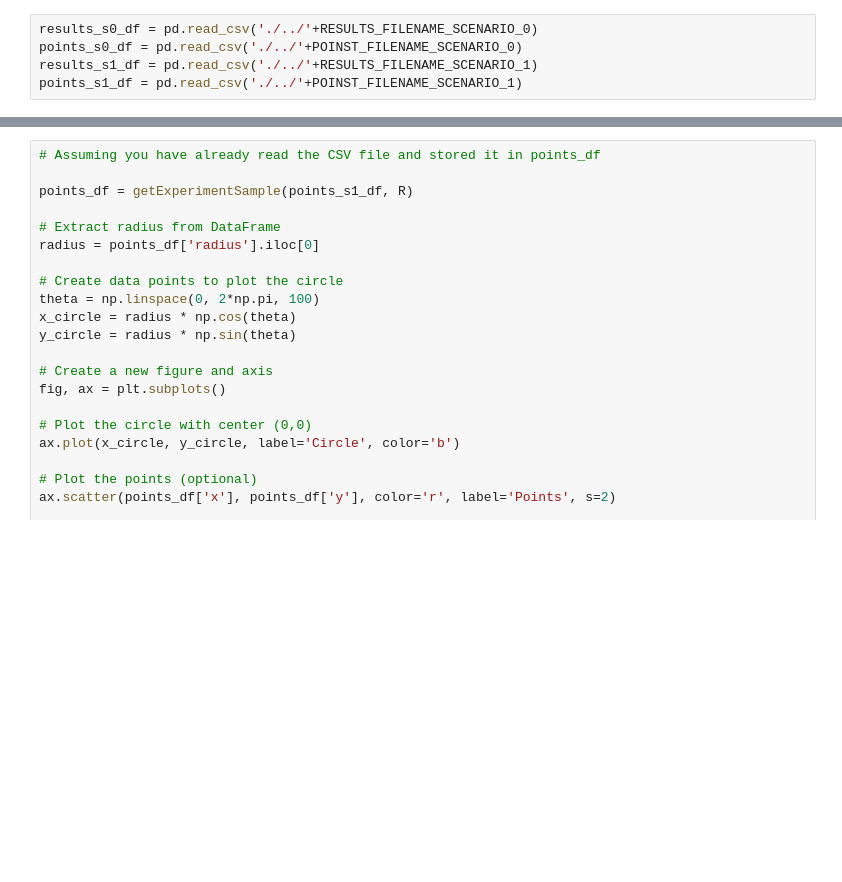
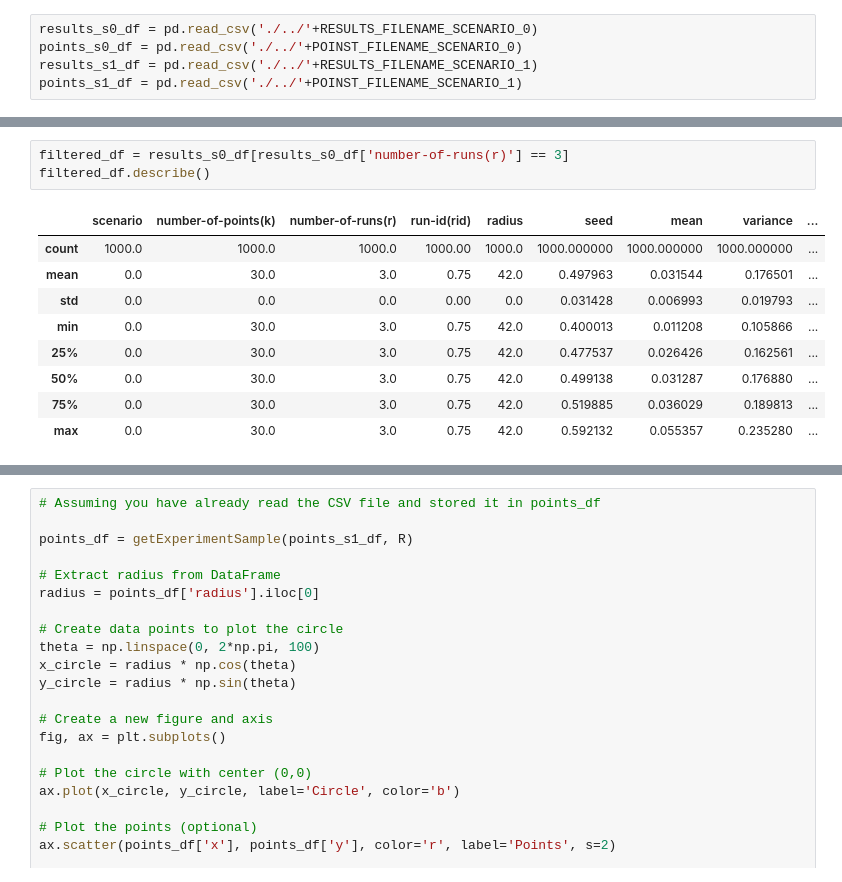
Before and after one commit to namelew/MonteCarloPointDistribution, a Jupyter notebook: notebooks/CirclesPlot.ipynb, the cells around one changed output, grey strips where cells are left out. Saved outputs shown, nothing was run; the diff lists cells and outputs as text; blank space fills up the shorter version.

```diff
--- a/notebooks/CirclesPlot.ipynb
+++ b/notebooks/CirclesPlot.ipynb
@@ -63,0 +103,13 @@ points_s0_df.describe()
+# %%
+filtered_df = results_s0_df[results_s0_df['number-of-runs(r)'] == 3]
+filtered_df.describe()
+# %% [output]
+|  | scenario | number-of-points(k) | number-of-runs(r) | run-id(rid) | radius | seed | mean | variance | ... |
+| count | 1000.0 | 1000.0 | 1000.0 | 1000.00 | 1000.0 | 1000.000000 | 1000.000000 | 1000.000000 | ... |
+| mean | 0.0 | 30.0 | 3.0 | 0.75 | 42.0 | 0.497963 | 0.031544 | 0.176501 | ... |
+| std | 0.0 | 0.0 | 0.0 | 0.00 | 0.0 | 0.031428 | 0.006993 | 0.019793 | ... |
+| min | 0.0 | 30.0 | 3.0 | 0.75 | 42.0 | 0.400013 | 0.011208 | 0.105866 | ... |
+| 25% | 0.0 | 30.0 | 3.0 | 0.75 | 42.0 | 0.477537 | 0.026426 | 0.162561 | ... |
+| 50% | 0.0 | 30.0 | 3.0 | 0.75 | 42.0 | 0.499138 | 0.031287 | 0.176880 | ... |
+| 75% | 0.0 | 30.0 | 3.0 | 0.75 | 42.0 | 0.519885 | 0.036029 | 0.189813 | ... |
+| max | 0.0 | 30.0 | 3.0 | 0.75 | 42.0 | 0.592132 | 0.055357 | 0.235280 | ... |
```
Also changed, not shown: parts of 24 cells of this notebook, 1 other file.
